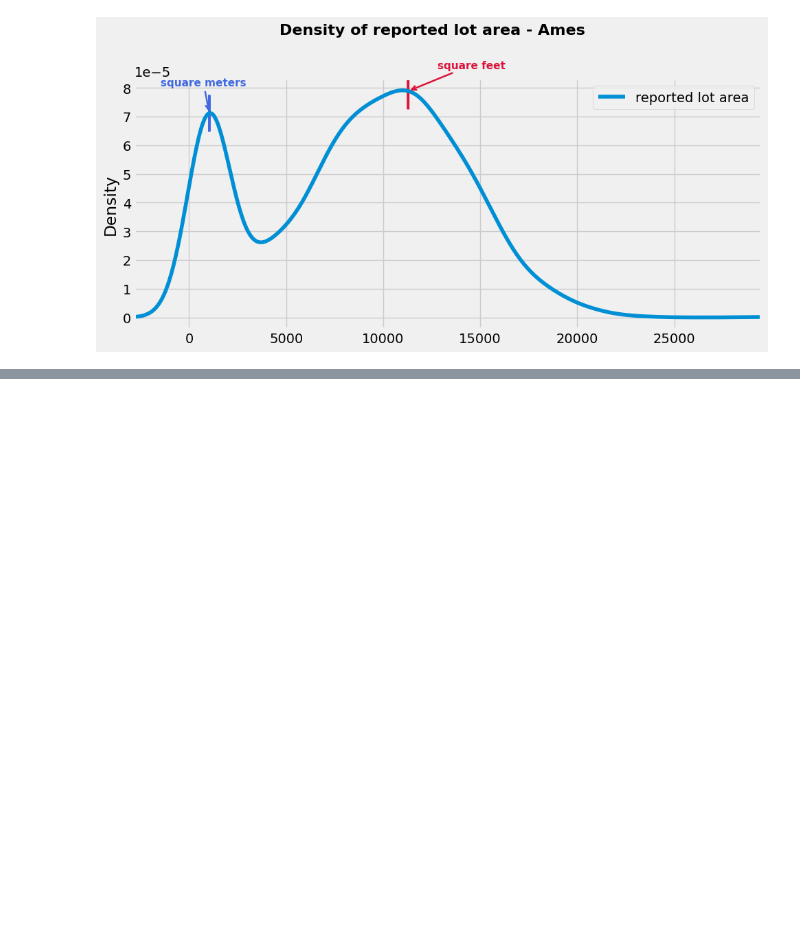
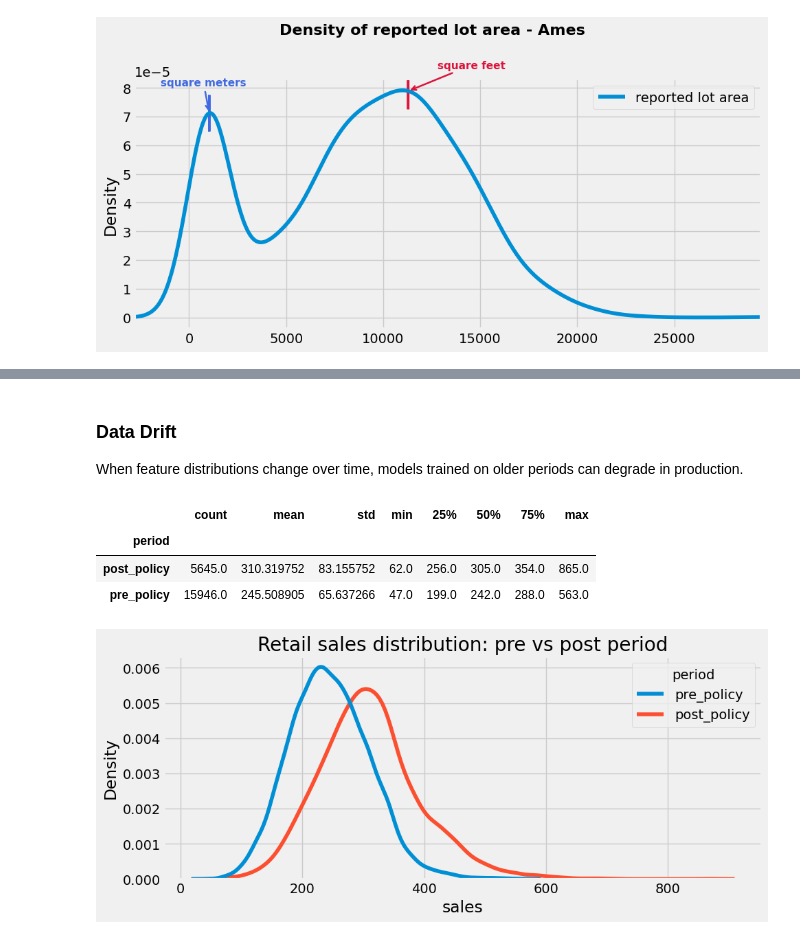
Before and after one commit to CardoAI/ml_industry_course, a Jupyter notebook: day1/datapreprocessing_featureengineering.ipynb, the cells around one changed output, grey strips where cells are left out. Drawn from its saved outputs; the diff is of its cells as text; code cells hidden in the pictures; blank space fills up the shorter version.

Commit message:
Almost done with the Data Issues

```diff
--- a/day1/datapreprocessing_featureengineering.ipynb
+++ b/day1/datapreprocessing_featureengineering.ipynb
@@ -732,0 +934,32 @@ plt.show()
+# %% [markdown]
+### Data Drift
+
+When feature distributions change over time, models trained on older periods can degrade in production.
+# %%
+# Next issue: Data drift across time (#10) - Retail
+
+ret = retail.copy()
+ret["date"] = pd.to_datetime(ret["date"])
+cutoff = pd.Timestamp("2023-10-01")
+
+ret["period"] = np.where(ret["date"] < cutoff, "pre_policy", "post_policy")
+
+# Simple comparison of a key feature/target
+display(
+    ret.groupby("period")["sales"].describe()
+)
+
+# Visual check
+import matplotlib.pyplot as plt
+import seaborn as sns
+
+fig, ax = plt.subplots(figsize=(10, 4))
+sns.kdeplot(data=ret, x="sales", hue="period", common_norm=False, ax=ax)
+ax.set_title("Retail sales distribution: pre vs post period")
+plt.show()
+# %% [output]
+|  | count | mean | std | min | 25% | 50% | 75% | max |
+| period |  |  |  |  |  |  |  |  |
+| post_policy | 5645.0 | 310.319752 | 83.155752 | 62.0 | 256.0 | 305.0 | 354.0 | 865.0 |
+| pre_policy | 15946.0 | 245.508905 | 65.637266 | 47.0 | 199.0 | 242.0 | 288.0 | 563.0 |
+[figure, added]
```
Also changed, not shown: parts of 22 cells of this notebook, 2 other files.
